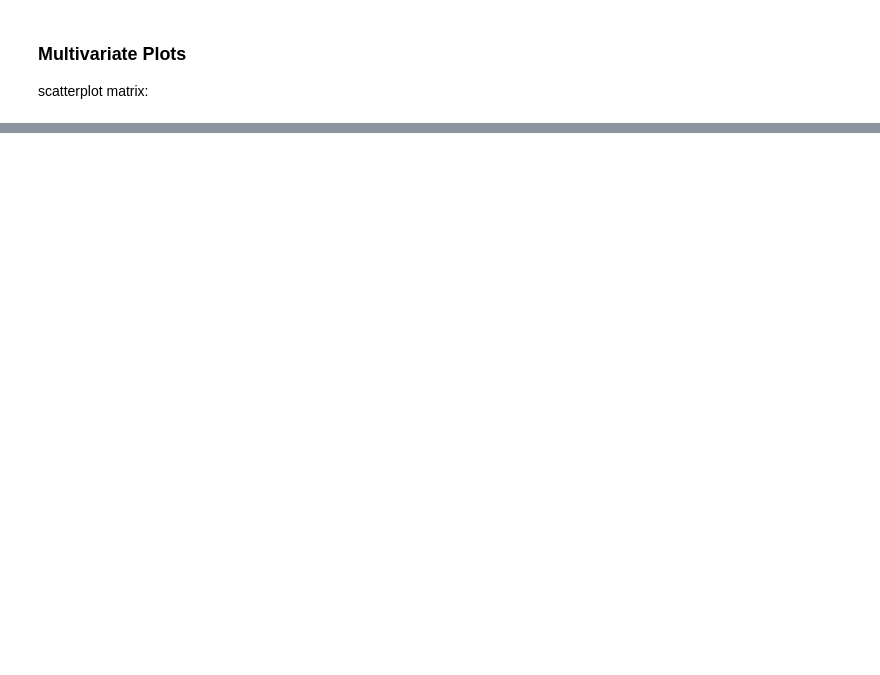
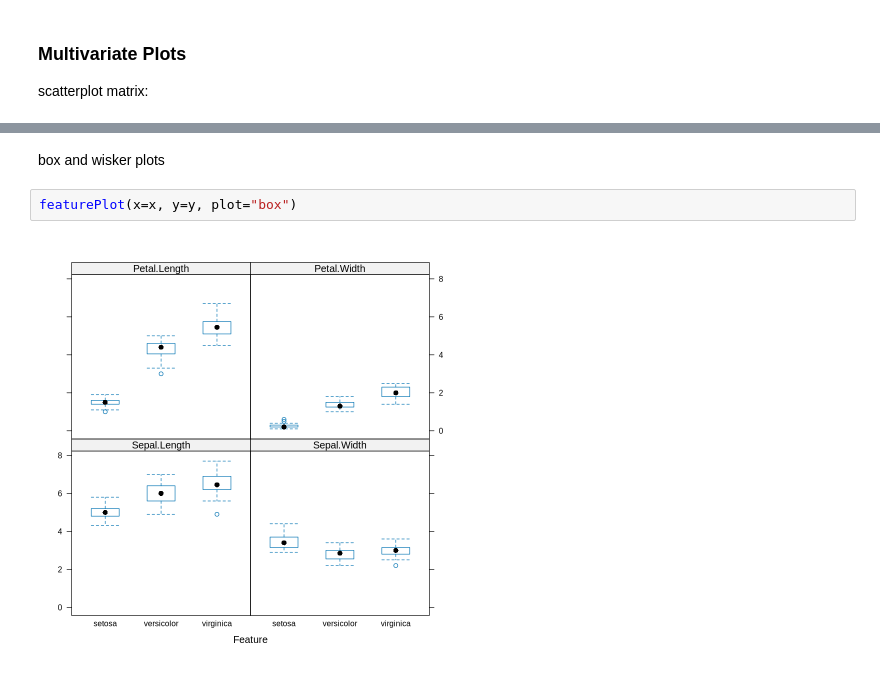
Before and after one commit to jstarkgrad-code/Assignment5-Machine_Learning_Tutorial, a Jupyter notebook: manual-R/R-based_ML_5b.ipynb, the cells around one changed output, grey strips where cells are left out. Cells and saved outputs as stored; diff of their text form; blank space fills up the shorter version.

```diff
--- a/manual-R/R-based_ML_5b.ipynb
+++ b/manual-R/R-based_ML_5b.ipynb
@@ -63,0 +107,6 @@ featurePlot(x=x, y=y, plot="ellipse")
+# %% [markdown]
+box and wisker plots
+# %%
+featurePlot(x=x, y=y, plot="box")
+# %% [output]
+[figure, added]
```
Also changed, not shown: parts of 16 cells of this notebook.
